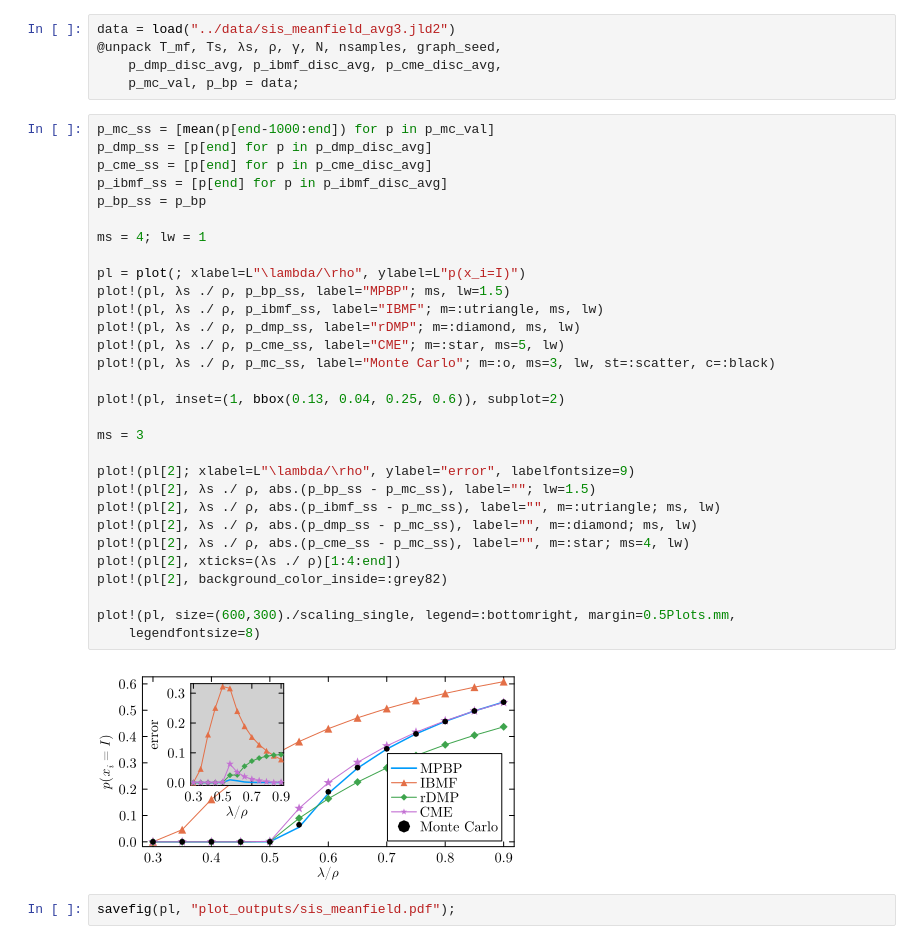
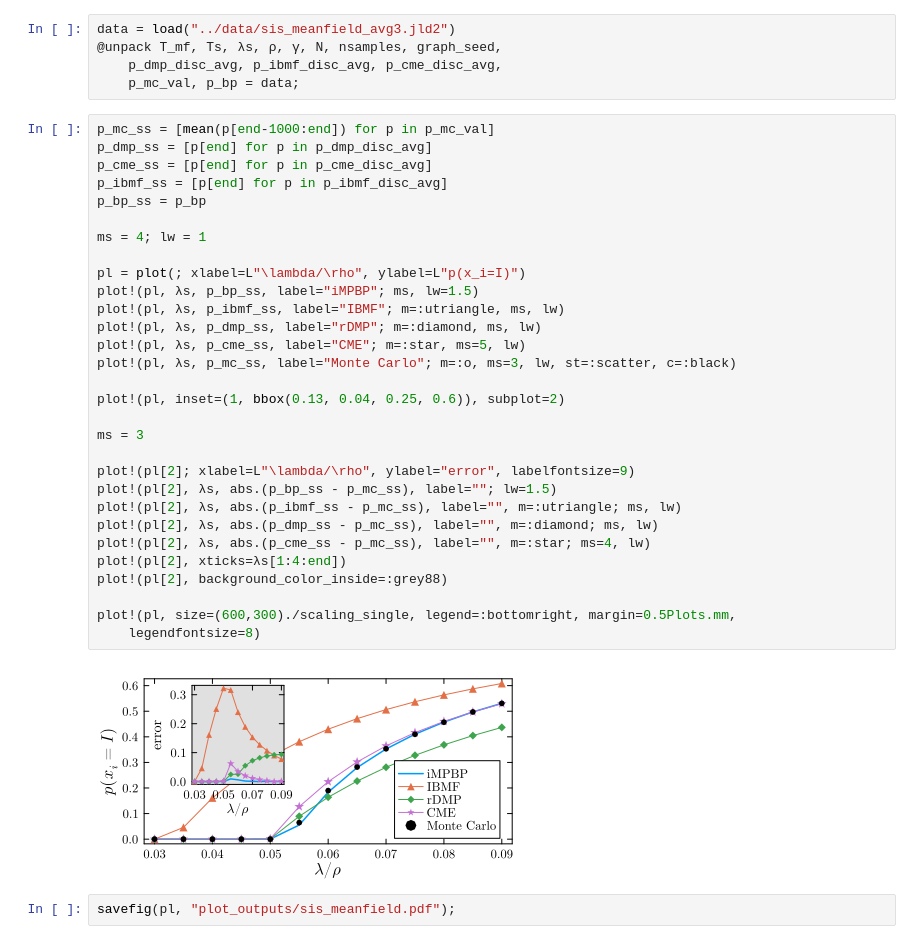
Before and after one commit to stecrotti/EternalDynamicCavity, a Jupyter notebook: scripts/plots.ipynb, the cells around one changed output. Saved outputs shown, nothing was run; the diff lists cells and outputs as text.

```diff
--- a/scripts/plots.ipynb
+++ b/scripts/plots.ipynb
@@ -174,35 +174,35 @@ data = load("../data/sis_meanfield_avg3.jld2")
 # %%
 p_mc_ss = [mean(p[end-1000:end]) for p in p_mc_val]
 p_dmp_ss = [p[end] for p in p_dmp_disc_avg]
 p_cme_ss = [p[end] for p in p_cme_disc_avg]
 p_ibmf_ss = [p[end] for p in p_ibmf_disc_avg]
 p_bp_ss = p_bp
 
 ms = 4; lw = 1
 
 pl = plot(; xlabel=L"\lambda/\rho", ylabel=L"p(x_i=I)")
-plot!(pl, λs ./ ρ, p_bp_ss, label="MPBP"; ms, lw=1.5)
-plot!(pl, λs ./ ρ, p_ibmf_ss, label="IBMF"; m=:utriangle, ms, lw)
-plot!(pl, λs ./ ρ, p_dmp_ss, label="rDMP"; m=:diamond, ms, lw)
-plot!(pl, λs ./ ρ, p_cme_ss, label="CME"; m=:star, ms=5, lw)
-plot!(pl, λs ./ ρ, p_mc_ss, label="Monte Carlo"; m=:o, ms=3, lw, st=:scatter, c=:black)
+plot!(pl, λs, p_bp_ss, label="iMPBP"; ms, lw=1.5)
+plot!(pl, λs, p_ibmf_ss, label="IBMF"; m=:utriangle, ms, lw)
+plot!(pl, λs, p_dmp_ss, label="rDMP"; m=:diamond, ms, lw)
+plot!(pl, λs, p_cme_ss, label="CME"; m=:star, ms=5, lw)
+plot!(pl, λs, p_mc_ss, label="Monte Carlo"; m=:o, ms=3, lw, st=:scatter, c=:black)
 
 plot!(pl, inset=(1, bbox(0.13, 0.04, 0.25, 0.6)), subplot=2)
 
 ms = 3
 
 plot!(pl[2]; xlabel=L"\lambda/\rho", ylabel="error", labelfontsize=9)
-plot!(pl[2], λs ./ ρ, abs.(p_bp_ss - p_mc_ss), label=""; lw=1.5)
-plot!(pl[2], λs ./ ρ, abs.(p_ibmf_ss - p_mc_ss), label="", m=:utriangle; ms, lw)
-plot!(pl[2], λs ./ ρ, abs.(p_dmp_ss - p_mc_ss), label="", m=:diamond; ms, lw)
-plot!(pl[2], λs ./ ρ, abs.(p_cme_ss - p_mc_ss), label="", m=:star; ms=4, lw)
-plot!(pl[2], xticks=(λs ./ ρ)[1:4:end])
-plot!(pl[2], background_color_inside=:grey82)
+plot!(pl[2], λs, abs.(p_bp_ss - p_mc_ss), label=""; lw=1.5)
+plot!(pl[2], λs, abs.(p_ibmf_ss - p_mc_ss), label="", m=:utriangle; ms, lw)
+plot!(pl[2], λs, abs.(p_dmp_ss - p_mc_ss), label="", m=:diamond; ms, lw)
+plot!(pl[2], λs, abs.(p_cme_ss - p_mc_ss), label="", m=:star; ms=4, lw)
+plot!(pl[2], xticks=λs[1:4:end])
+plot!(pl[2], background_color_inside=:grey88)
 
 plot!(pl, size=(600,300)./scaling_single, legend=:bottomright, margin=0.5Plots.mm,
     legendfontsize=8)
 # %% [output]
-[figure, old version]
+[figure, new version]
 # %%
 savefig(pl, "plot_outputs/sis_meanfield.pdf");
 # %% [markdown]
```
Also changed, not shown: parts of 10 cells of this notebook.
